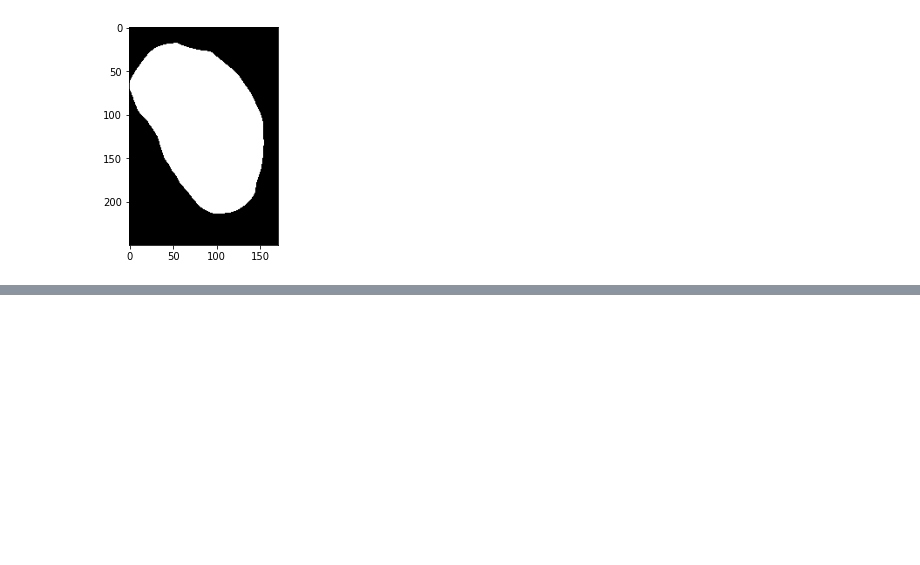
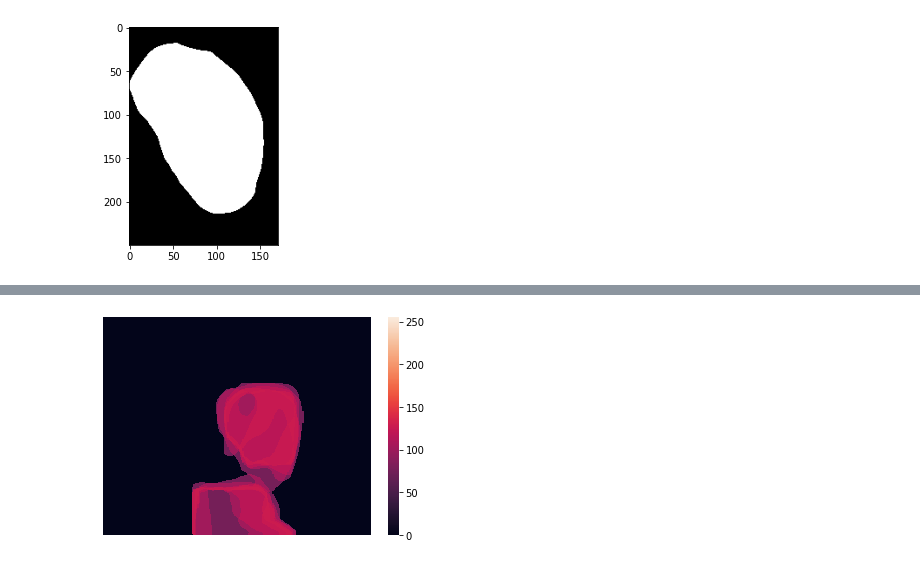
Before and after one commit to vlbthambawita/singan-polyp-aug-exp, a Jupyter notebook: notebooks/check_diversity_of_fakes.ipynb, the cells around one changed output, grey strips where cells are left out. Saved outputs shown, nothing was run; the diff lists cells and outputs as text; code cells hidden in the pictures; blank space fills up the shorter version.

```diff
--- a/notebooks/check_diversity_of_fakes.ipynb
+++ b/notebooks/check_diversity_of_fakes.ipynb
@@ -45,0 +142,20 @@ def stack_masks(img_id):
+# %%
+def plot_mean_and_std(img_id):
+
+    paths = glob.glob(data_dir + f"/chk_id_{img_id}_*_mask.png")
+    stk_msks = stack_masks(paths)
+
+    mean = np.mean(stk_msks, axis=2)
+    std = np.std(stk_msks, axis=2)
+
+    ax = sns.heatmap(mean, vmin=0, vmax=255, xticklabels=False, yticklabels=False, cbar=False)
+    fig = ax.get_figure()
+    fig.savefig(f"mean_id_{img_id}.pdf")
+
+    ax = sns.heatmap(std, vmin=0, vmax=255,  xticklabels=False, yticklabels=False, cbar=True)
+    fig = ax.get_figure()
+    fig.savefig(f"std_id_{img_id}.pdf")
+# %%
+plot_mean_and_std(118)
+# %% [output]
+[figure, added]
```
Also changed, not shown: parts of 17 cells of this notebook, 17 other files.
